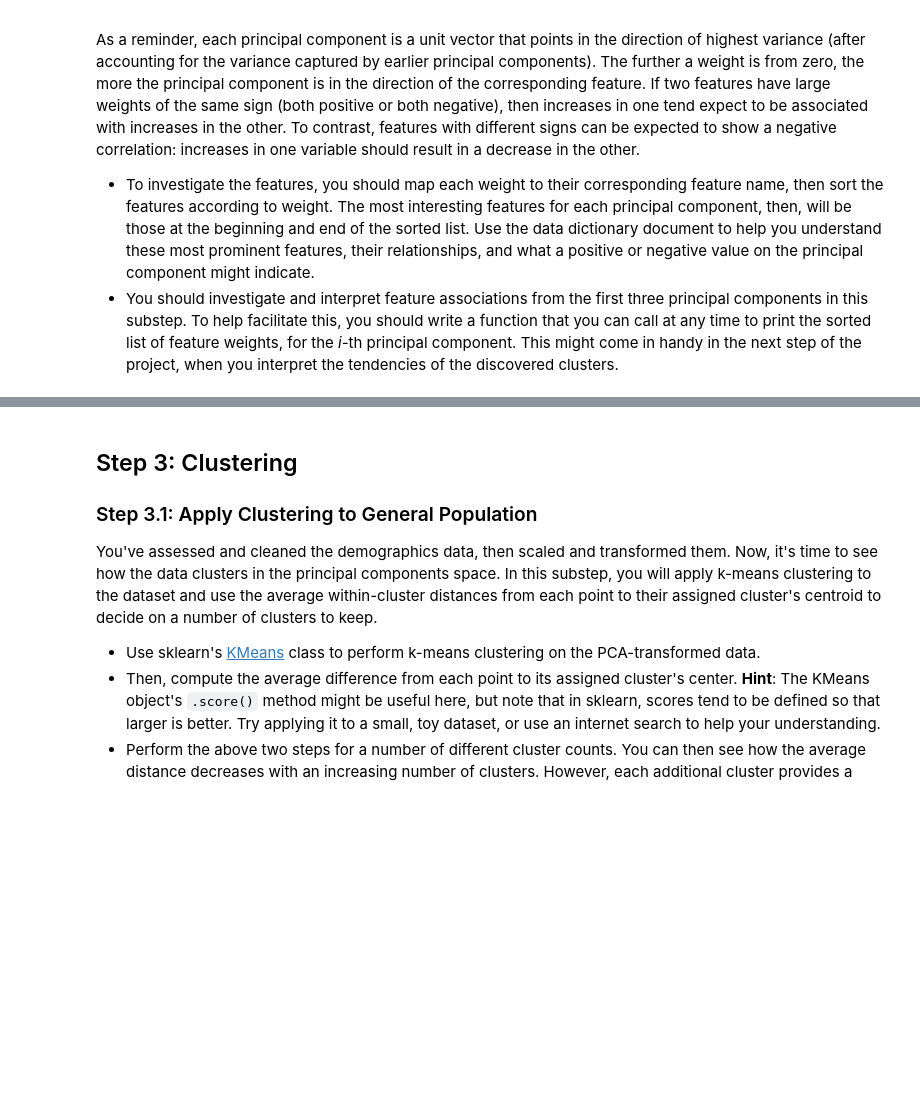
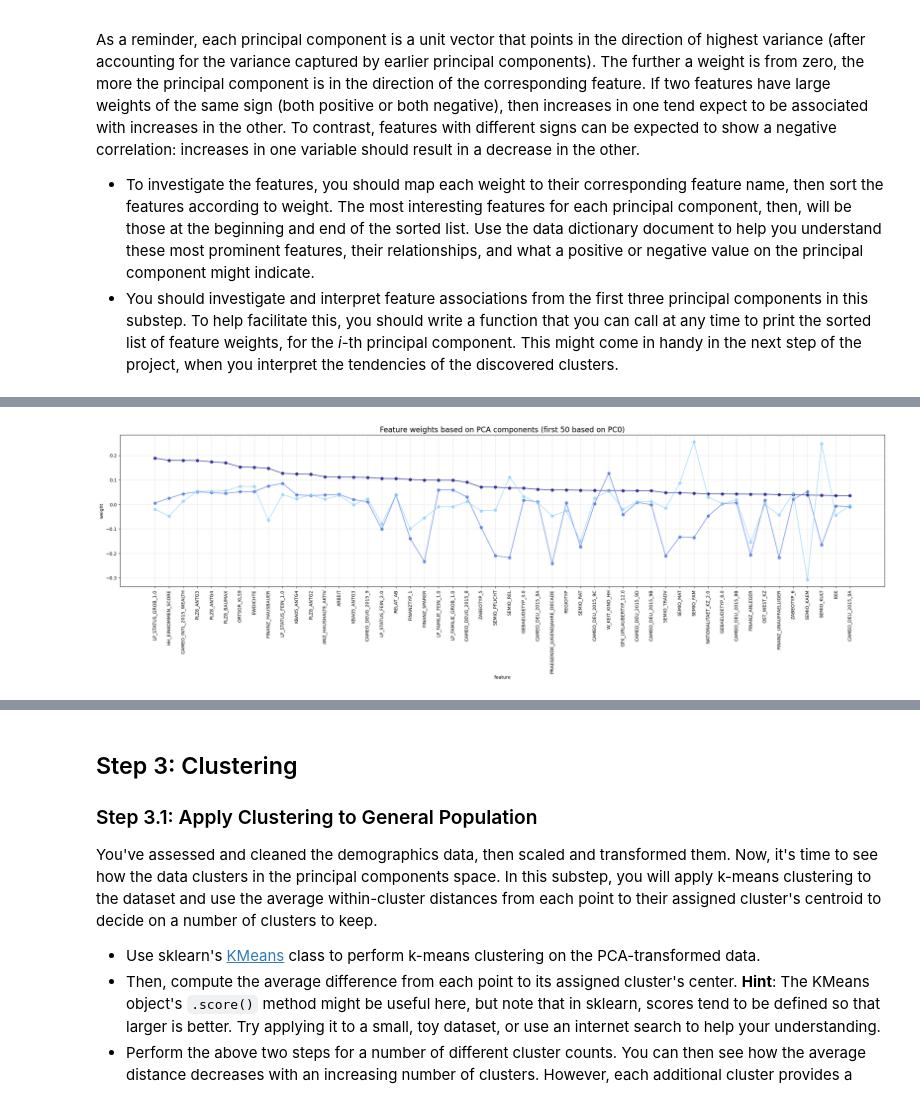
Before and after one commit to dorottyawinter/identify_customer_segments, a Jupyter notebook: Identify_Customer_Segments.ipynb, the cells around one changed output, grey strips where cells are left out. Cells and saved outputs as stored; diff of their text form; code cells hidden in the pictures; blank space fills up the shorter version.

```diff
--- a/Identify_Customer_Segments.ipynb
+++ b/Identify_Customer_Segments.ipynb
@@ -967,0 +1078,19 @@ As a reminder, each principal component is a unit vector that points in the dire
+# %%
+plt.figure(figsize=(30, 6))
+
+pca_weights_plot = pca_weights.copy()
+pca_weights_plot = pca_weights_plot.iloc[:50]
+
+plt.plot(pca_weights_plot.index, pca_weights_plot[0], marker='o', color='navy', alpha=0.7)
+plt.plot(pca_weights_plot.index, pca_weights_plot[1], marker='o', color='royalblue', alpha=0.7)
+plt.plot(pca_weights_plot.index, pca_weights_plot[2], marker='o', color='lightskyblue', alpha=0.7)
+
+plt.title('Feature weights based on PCA components (first 50 based on PC0)', fontsize=16)
+plt.xlabel('feature')
+plt.ylabel('weight')
+plt.xticks(rotation=90)
+plt.grid(visible=True, color='black', alpha=0.1)
+
+plt.show();
+# %% [output]
+[figure, added]
```
Also changed, not shown: parts of 20 cells of this notebook.
